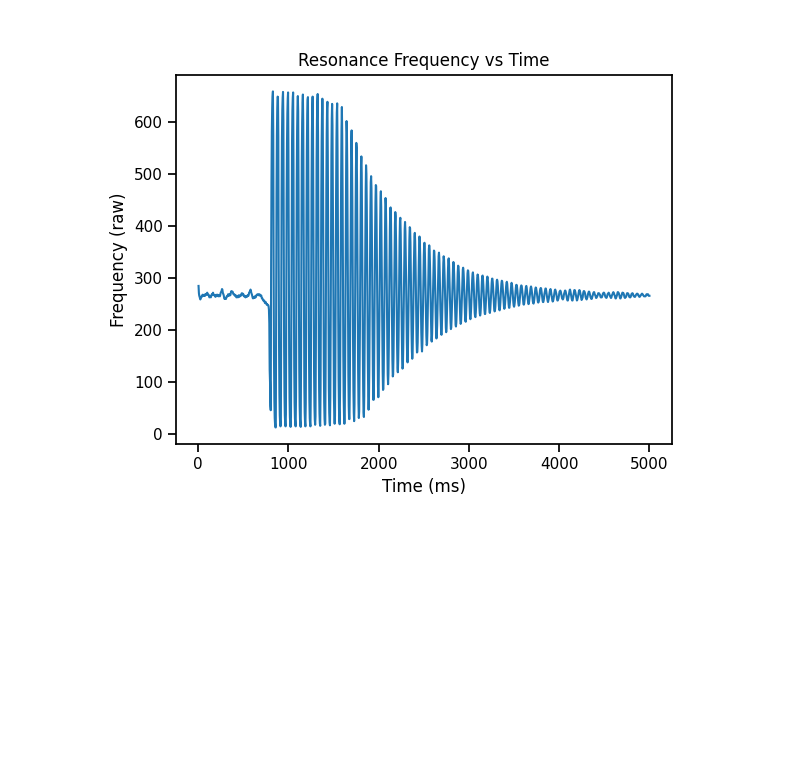
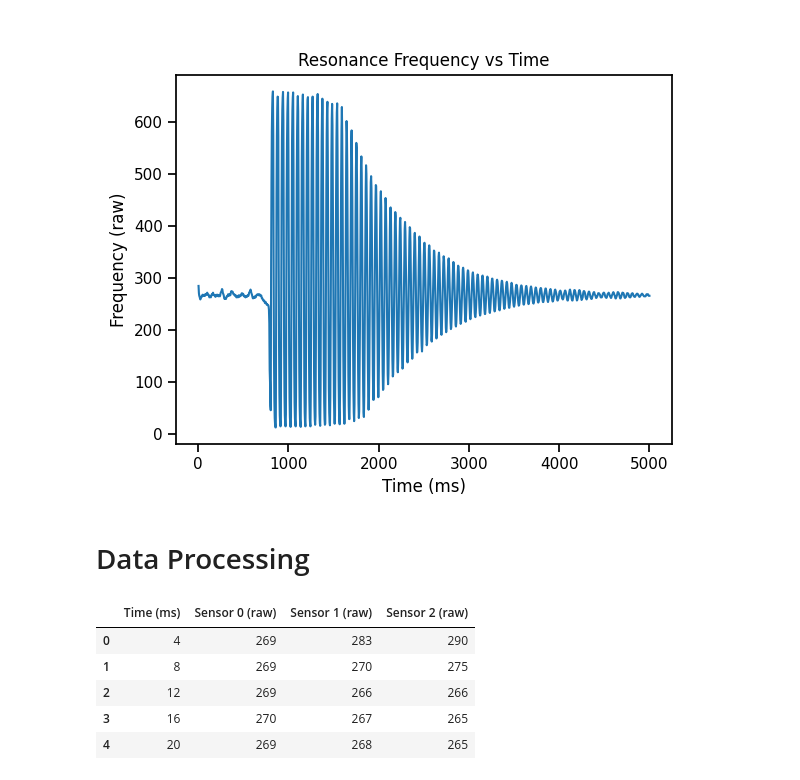
Before and after one commit to mylaz16/geng360-serra, a Jupyter notebook: Lab 4 - Beam/ResonanceFrequency.ipynb, the cells around one changed output. Saved outputs shown, nothing was run; the diff lists cells and outputs as text; code cells hidden in the pictures; blank space fills up the shorter version.

```diff
--- a/Lab 4 - Beam/ResonanceFrequency.ipynb
+++ b/Lab 4 - Beam/ResonanceFrequency.ipynb
@@ -98,3 +100,15 @@ mplcursors.cursor(hover=False)  # Enable interactive cursor for data point selec
 plt.show()
 # %% [output]
 [figure]
+# %% [markdown]
+# Data Processing
+# %%
+myLab = pd.read_csv("harderdata.csv") # Load dataset
+myLab.head() #This will display the first few rows of the DataFrame
+# %% [output]
+|  | Time (ms) | Sensor 0 (raw) | Sensor 1 (raw) | Sensor 2 (raw) |
+| 0 | 4 | 269 | 283 | 290 |
+| 1 | 8 | 269 | 270 | 275 |
+| 2 | 12 | 269 | 266 | 266 |
+| 3 | 16 | 270 | 267 | 265 |
+| 4 | 20 | 269 | 268 | 265 |
```
Also changed, not shown: parts of 3 cells of this notebook, 2 other files.
